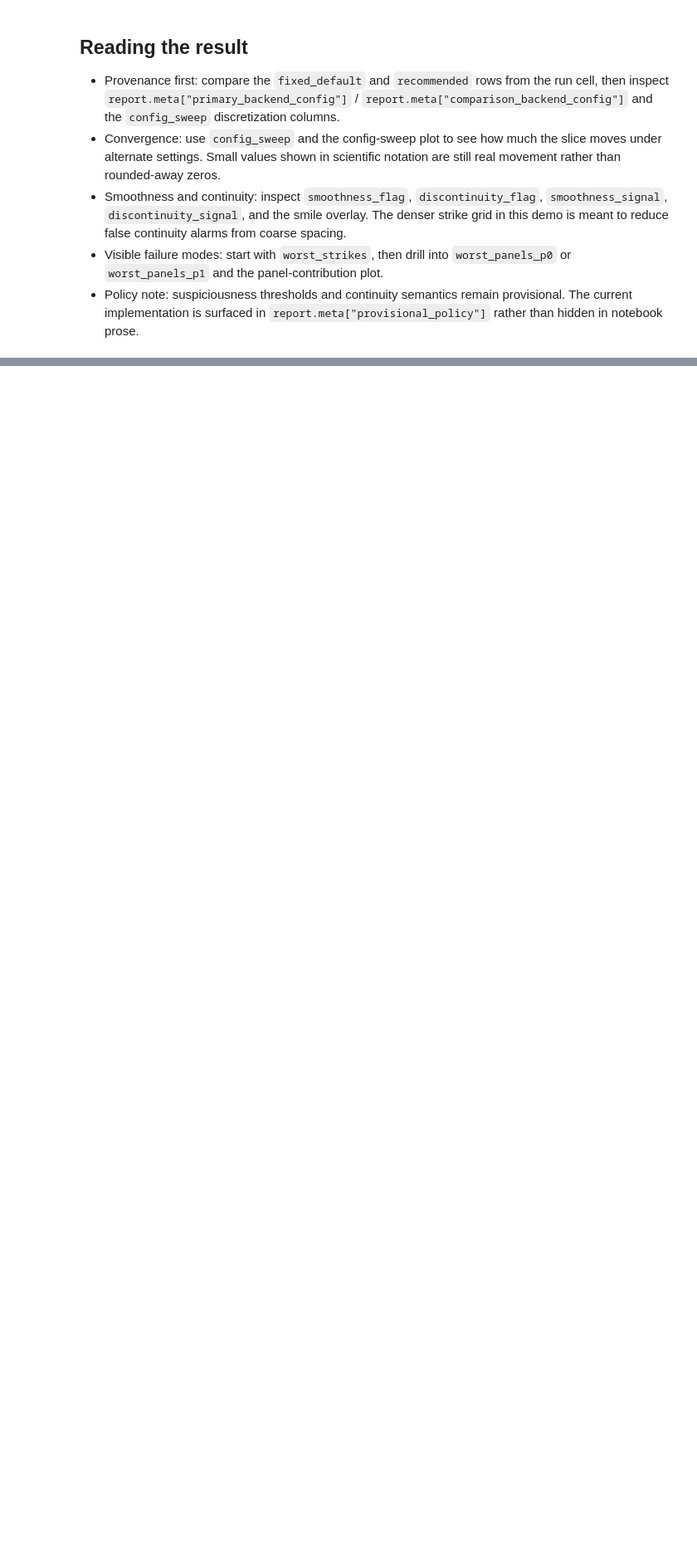
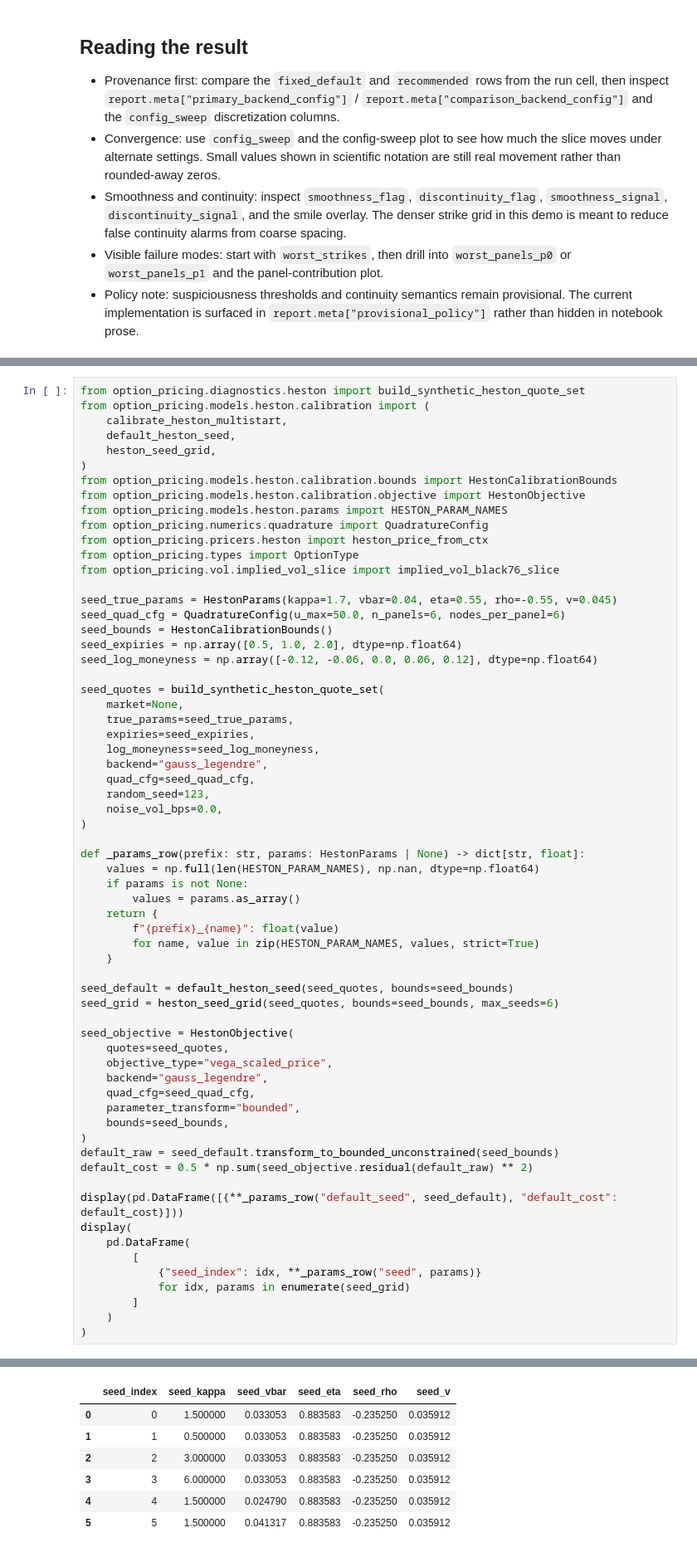
Before and after one commit to willemk-stack/option-pricing-library, a Jupyter notebook: demos/11_heston_diagnostics_review.ipynb, the cells around one changed output, grey strips where cells are left out. Shown at 83% size. Drawn from its saved outputs; the diff is of its cells as text; blank space fills up the shorter version.

```diff
--- a/demos/11_heston_diagnostics_review.ipynb
+++ b/demos/11_heston_diagnostics_review.ipynb
@@ -313,0 +320,65 @@ fig
+# %%
+from option_pricing.diagnostics.heston import build_synthetic_heston_quote_set
+from option_pricing.models.heston.calibration import (
+    calibrate_heston_multistart,
+    default_heston_seed,
+    heston_seed_grid,
+)
+from option_pricing.models.heston.calibration.bounds import HestonCalibrationBounds
+from option_pricing.models.heston.calibration.objective import HestonObjective
+from option_pricing.models.heston.params import HESTON_PARAM_NAMES
+from option_pricing.numerics.quadrature import QuadratureConfig
+from option_pricing.pricers.heston import heston_price_from_ctx
+from option_pricing.types import OptionType
+from option_pricing.vol.implied_vol_slice import implied_vol_black76_slice
+
+seed_true_params = HestonParams(kappa=1.7, vbar=0.04, eta=0.55, rho=-0.55, v=0.045)
+seed_quad_cfg = QuadratureConfig(u_max=50.0, n_panels=6, nodes_per_panel=6)
+seed_bounds = HestonCalibrationBounds()
+seed_expiries = np.array([0.5, 1.0, 2.0], dtype=np.float64)
+seed_log_moneyness = np.array([-0.12, -0.06, 0.0, 0.06, 0.12], dtype=np.float64)
+
+seed_quotes = build_synthetic_heston_quote_set(
+    market=None,
+    true_params=seed_true_params,
+    expiries=seed_expiries,
+    log_moneyness=seed_log_moneyness,
+    backend="gauss_legendre",
+    quad_cfg=seed_quad_cfg,
+    random_seed=123,
+    noise_vol_bps=0.0,
+)
+
+def _params_row(prefix: str, params: HestonParams | None) -> dict[str, float]:
+    values = np.full(len(HESTON_PARAM_NAMES), np.nan, dtype=np.float64)
+    if params is not None:
+        values = params.as_array()
+    return {
+        f"{prefix}_{name}": float(value)
+        for name, value in zip(HESTON_PARAM_NAMES, values, strict=True)
+    }
+
+seed_default = default_heston_seed(seed_quotes, bounds=seed_bounds)
+seed_grid = heston_seed_grid(seed_quotes, bounds=seed_bounds, max_seeds=6)
+
+seed_objective = HestonObjective(
+    quotes=seed_quotes,
+    objective_type="vega_scaled_price",
+    backend="gauss_legendre",
+    quad_cfg=seed_quad_cfg,
+    parameter_transform="bounded",
+    bounds=seed_bounds,
+)
+default_raw = seed_default.transform_to_bounded_unconstrained(seed_bounds)
+default_cost = 0.5 * np.sum(seed_objective.residual(default_raw) ** 2)
+
+display(pd.DataFrame([{**_params_row("default_seed", seed_default), "default_cost": default_cost}]))
+display(
+    pd.DataFrame(
+        [
+            {"seed_index": idx, **_params_row("seed", params)}
+            for idx, params in enumerate(seed_grid)
+        ]
+    )
+)
+# %% [output]
@@ -313,0 +387,7 @@ fig
+|  | seed_index | seed_kappa | seed_vbar | seed_eta | seed_rho | seed_v |
+| 0 | 0 | 1.500000 | 0.033053 | 0.883583 | -0.235250 | 0.035912 |
+| 1 | 1 | 0.500000 | 0.033053 | 0.883583 | -0.235250 | 0.035912 |
+| 2 | 2 | 3.000000 | 0.033053 | 0.883583 | -0.235250 | 0.035912 |
+| 3 | 3 | 6.000000 | 0.033053 | 0.883583 | -0.235250 | 0.035912 |
+| 4 | 4 | 1.500000 | 0.024790 | 0.883583 | -0.235250 | 0.035912 |
+| 5 | 5 | 1.500000 | 0.041317 | 0.883583 | -0.235250 | 0.035912 |
```
Also changed, not shown: parts of 7 cells of this notebook, 7 other files.
